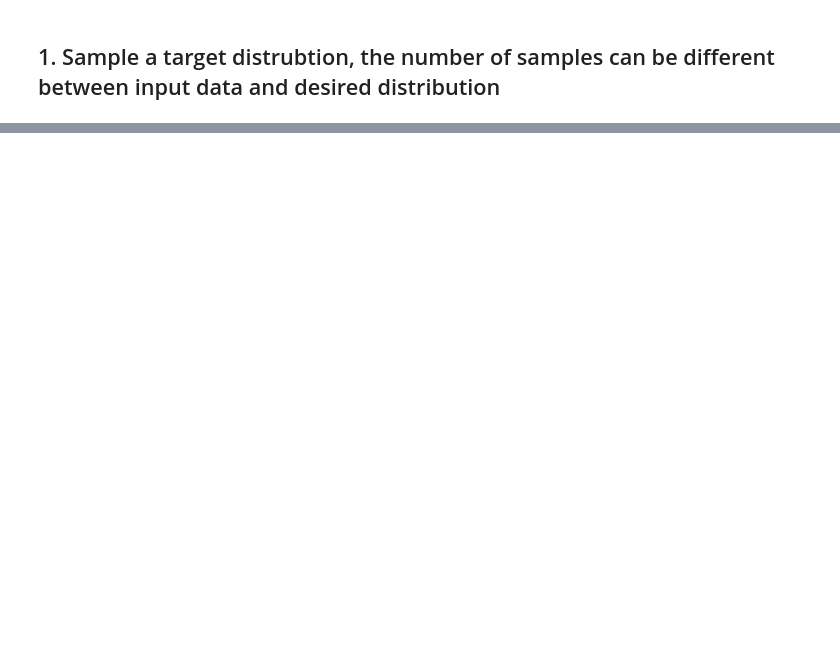
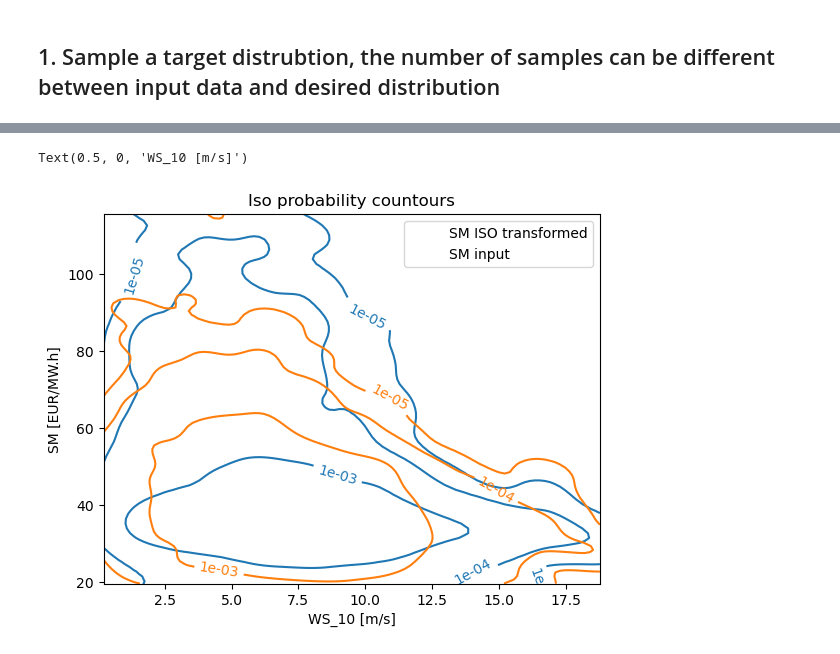
Before and after one commit to PauldeCortanze/Master_Thesis, a Jupyter notebook: docs/notebooks/Example_ISO_prob.ipynb, the cells around one changed output, grey strips where cells are left out. Drawn from its saved outputs; the diff is of its cells as text; code cells hidden in the pictures; blank space fills up the shorter version.

```diff
--- a/docs/notebooks/Example_ISO_prob.ipynb
+++ b/docs/notebooks/Example_ISO_prob.ipynb
@@ -93,9 +126,12 @@ def kde_plot(
 # %%
 fig = plt.figure()
 ax = fig.add_subplot(111)
-kde_plot(x=inputs.WS_100, y=inputs.Price, ax=ax, levels = [1e-5, 1e-4, 1e-3], c='C0', label='SM ISO transformed')
-kde_plot(x=inputs.WS_100, y=inputs.SM_ISO, ax=ax, levels = [1e-5, 1e-4, 1e-3], c='C1', label='SM input')
+kde_plot(x=inputs.WS_100.values, y=inputs.Price.values, ax=ax, levels = [1e-5, 1e-4, 1e-3], c='C0', label='SM ISO transformed')
+kde_plot(x=inputs.WS_100.values, y=inputs.SM_ISO.values, ax=ax, levels = [1e-5, 1e-4, 1e-3], c='C1', label='SM input')
 plt.legend()
 plt.title('Iso probability countours')
 plt.ylabel('SM [EUR/MW.h]')
 plt.xlabel('WS_10 [m/s]')
+# %% [output]
+Text(0.5, 0, 'WS_10 [m/s]')
+[figure, added]
```
Also changed, not shown: parts of 6 cells of this notebook.
